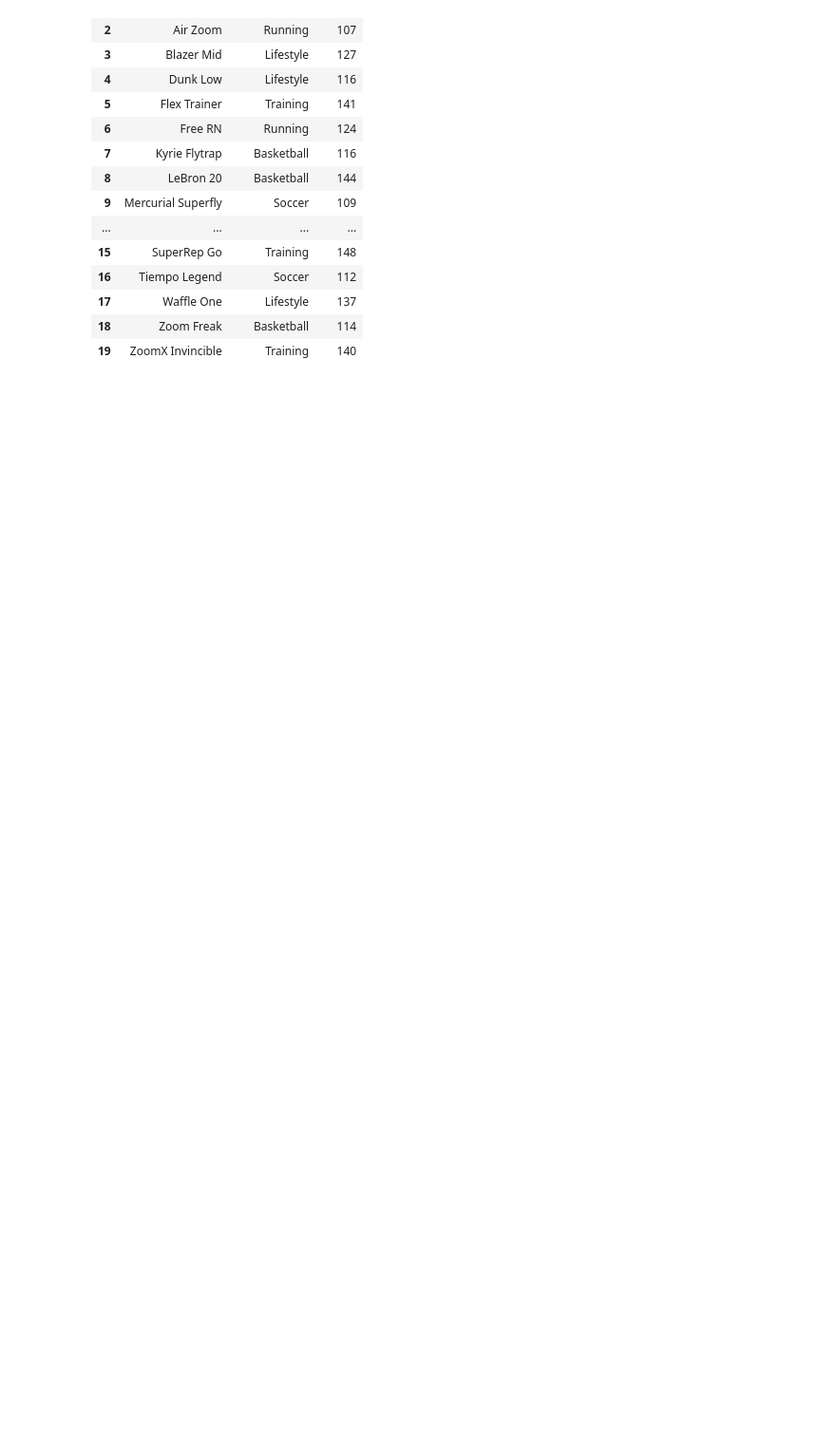
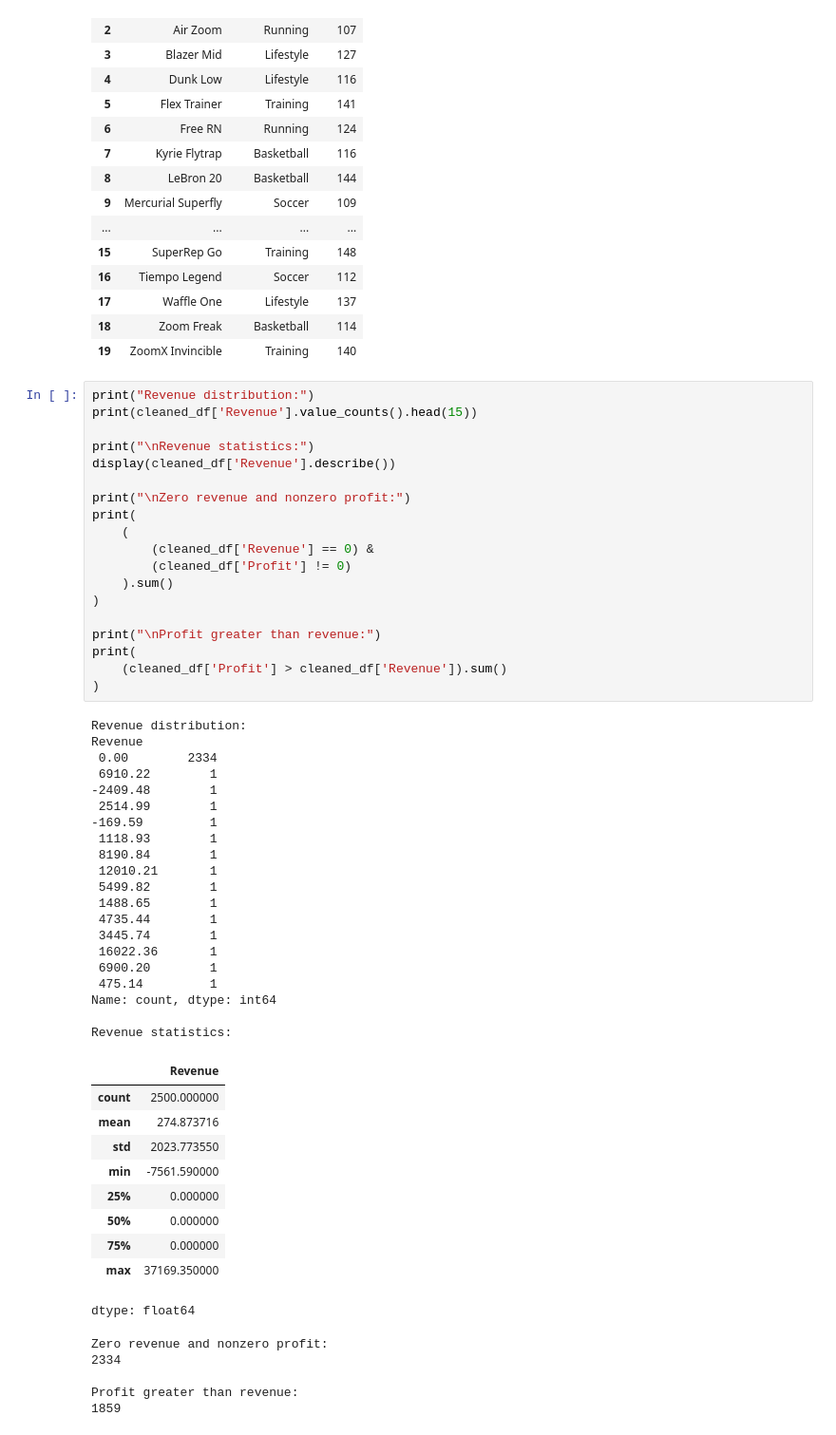
Before and after one commit to ShivamAttriX/ML_Practice, a Jupyter notebook: Data_Cleaning/Data_Cleaning.ipynb, the cells around one changed output. Shown at 95% size. Saved outputs shown, nothing was run; the diff lists cells and outputs as text; blank space fills up the shorter version.

```diff
--- a/Data_Cleaning/Data_Cleaning.ipynb
+++ b/Data_Cleaning/Data_Cleaning.ipynb
@@ -561,3 +648,58 @@ display(
 | 17 | Waffle One | Lifestyle | 137 |
 | 18 | Zoom Freak | Basketball | 114 |
 | 19 | ZoomX Invincible | Training | 140 |
+# %%
+print("Revenue distribution:")
+print(cleaned_df['Revenue'].value_counts().head(15))
+
+print("\nRevenue statistics:")
+display(cleaned_df['Revenue'].describe())
+
+print("\nZero revenue and nonzero profit:")
+print(
+    (
+        (cleaned_df['Revenue'] == 0) &
+        (cleaned_df['Profit'] != 0)
+    ).sum()
+)
+
+print("\nProfit greater than revenue:")
+print(
+    (cleaned_df['Profit'] > cleaned_df['Revenue']).sum()
+)
+# %% [output]
+Revenue distribution:
+Revenue
+ 0.00        2334
+ 6910.22        1
+-2409.48        1
+ 2514.99        1
+-169.59         1
+ 1118.93        1
+ 8190.84        1
+ 12010.21       1
+ 5499.82        1
+ 1488.65        1
+ 4735.44        1
+ 3445.74        1
+ 16022.36       1
+ 6900.20        1
+ 475.14         1
+Name: count, dtype: int64
+
+Revenue statistics:
+|  | Revenue |
+| count | 2500.000000 |
+| mean | 274.873716 |
+| std | 2023.773550 |
+| min | -7561.590000 |
+| 25% | 0.000000 |
+| 50% | 0.000000 |
+| 75% | 0.000000 |
+| max | 37169.350000 |
+dtype: float64
+Zero revenue and nonzero profit:
+2334
+
+Profit greater than revenue:
+1859
```
Also changed, not shown: parts of 13 cells of this notebook.
